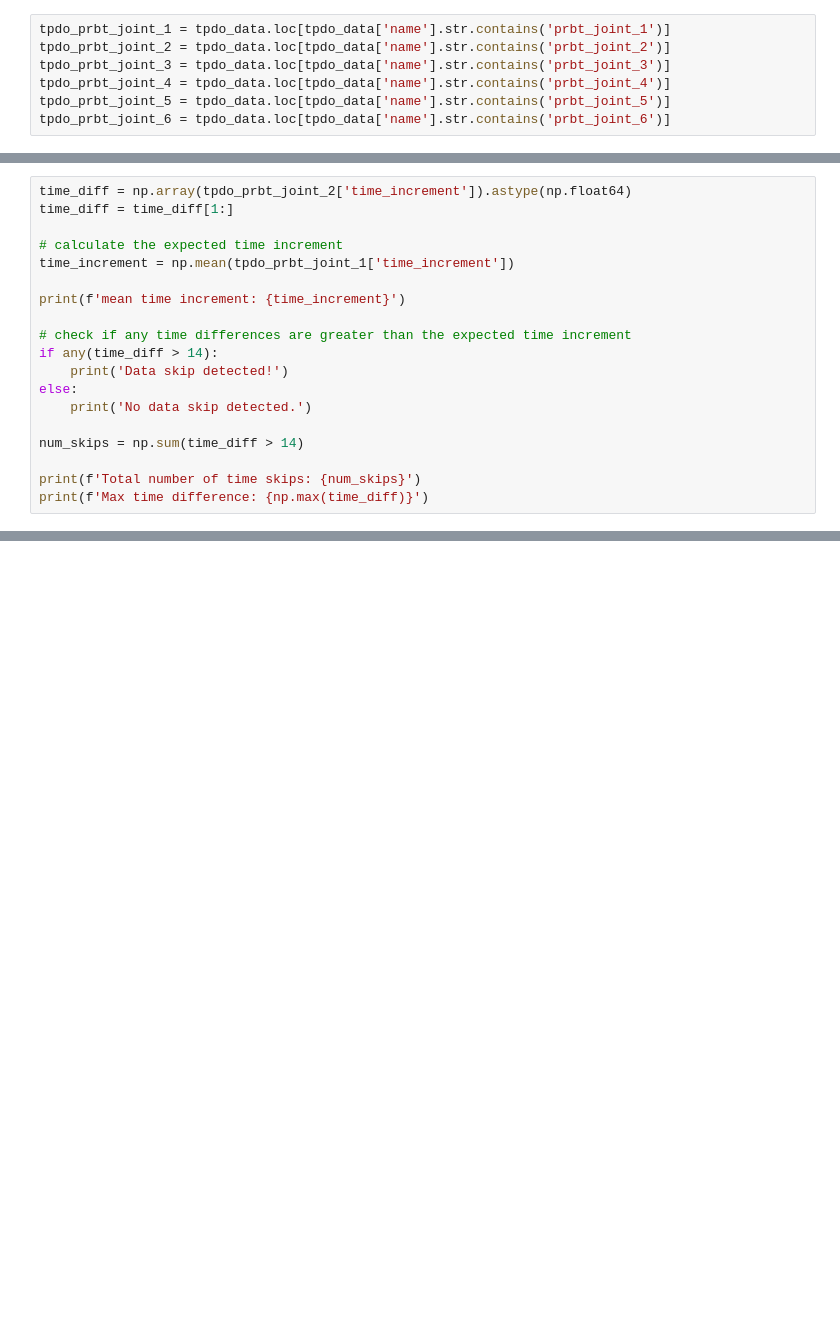
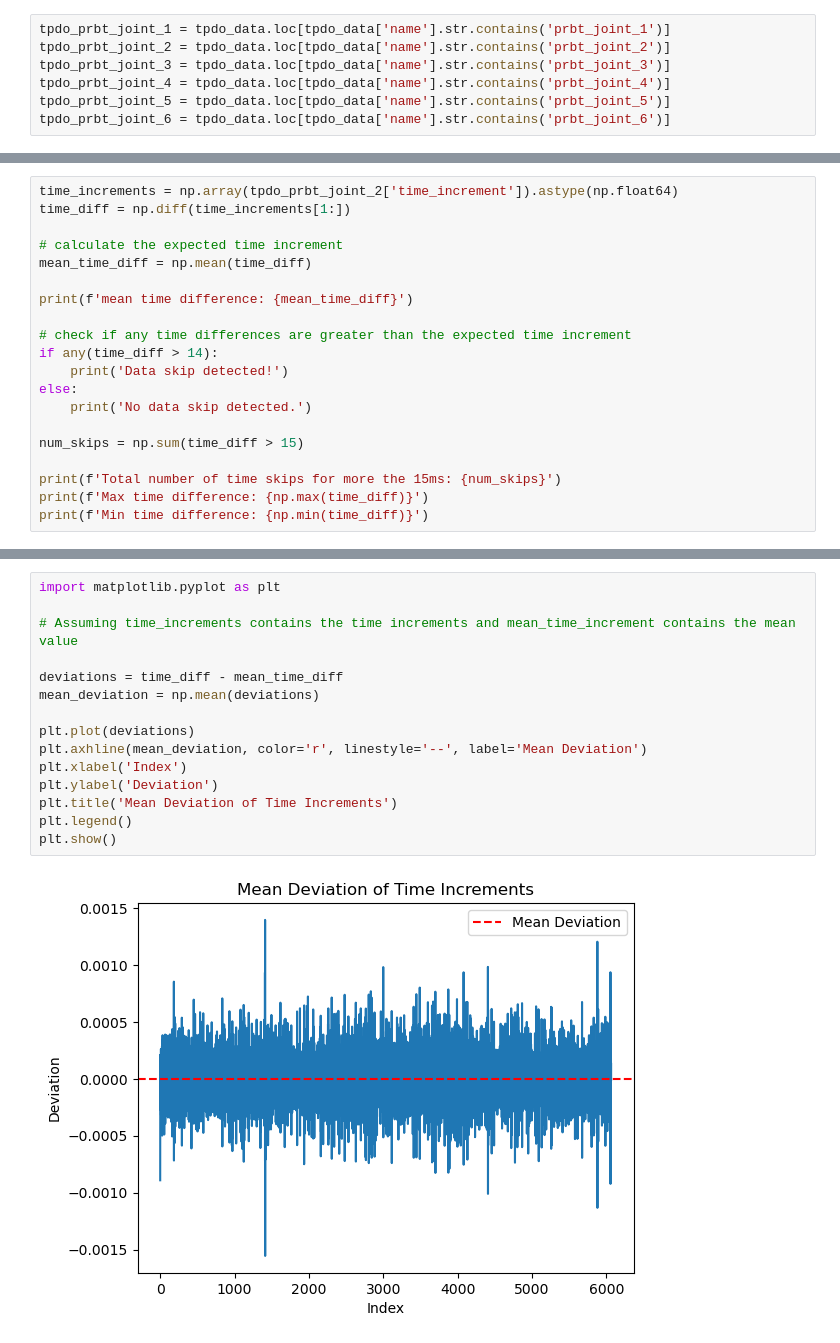
Before and after one commit to viraatsworld/ros2_canopen, a Jupyter notebook: canopen_402_driver/analysis/demo.ipynb, the cells around one changed output, grey strips where cells are left out. Saved outputs shown, nothing was run; the diff lists cells and outputs as text; blank space fills up the shorter version.

```diff
--- a/canopen_402_driver/analysis/demo.ipynb
+++ b/canopen_402_driver/analysis/demo.ipynb
@@ -57,11 +83,11 @@ tpdo_prbt_joint_6 = tpdo_data.loc[tpdo_data['name'].str.contains('prbt_joint_6')
 # %%
-time_diff = np.array(tpdo_prbt_joint_2['time_increment']).astype(np.float64)
-time_diff = time_diff[1:]
+time_increments = np.array(tpdo_prbt_joint_2['time_increment']).astype(np.float64)
+time_diff = np.diff(time_increments[1:])
 
 # calculate the expected time increment
-time_increment = np.mean(tpdo_prbt_joint_1['time_increment'])
+mean_time_diff = np.mean(time_diff)
 
-print(f'mean time increment: {time_increment}')
+print(f'mean time difference: {mean_time_diff}')
 
 # check if any time differences are greater than the expected time increment
 if any(time_diff > 14):
@@ -69,7 +95,8 @@ if any(time_diff > 14):
 else:
     print('No data skip detected.')
 
-num_skips = np.sum(time_diff > 14)
+num_skips = np.sum(time_diff > 15)
 
-print(f'Total number of time skips: {num_skips}')
+print(f'Total number of time skips for more the 15ms: {num_skips}')
 print(f'Max time difference: {np.max(time_diff)}')
+print(f'Min time difference: {np.min(time_diff)}')
@@ -75,0 +109,17 @@ print(f'Max time difference: {np.max(time_diff)}')
+# %%
+import matplotlib.pyplot as plt
+
+# Assuming time_increments contains the time increments and mean_time_increment contains the mean value
+
+deviations = time_diff - mean_time_diff
+mean_deviation = np.mean(deviations)
+
+plt.plot(deviations)
+plt.axhline(mean_deviation, color='r', linestyle='--', label='Mean Deviation')
+plt.xlabel('Index')
+plt.ylabel('Deviation')
+plt.title('Mean Deviation of Time Increments')
+plt.legend()
+plt.show()
+# %% [output]
+[figure, added]
```
Also changed, not shown: parts of 7 cells of this notebook.
